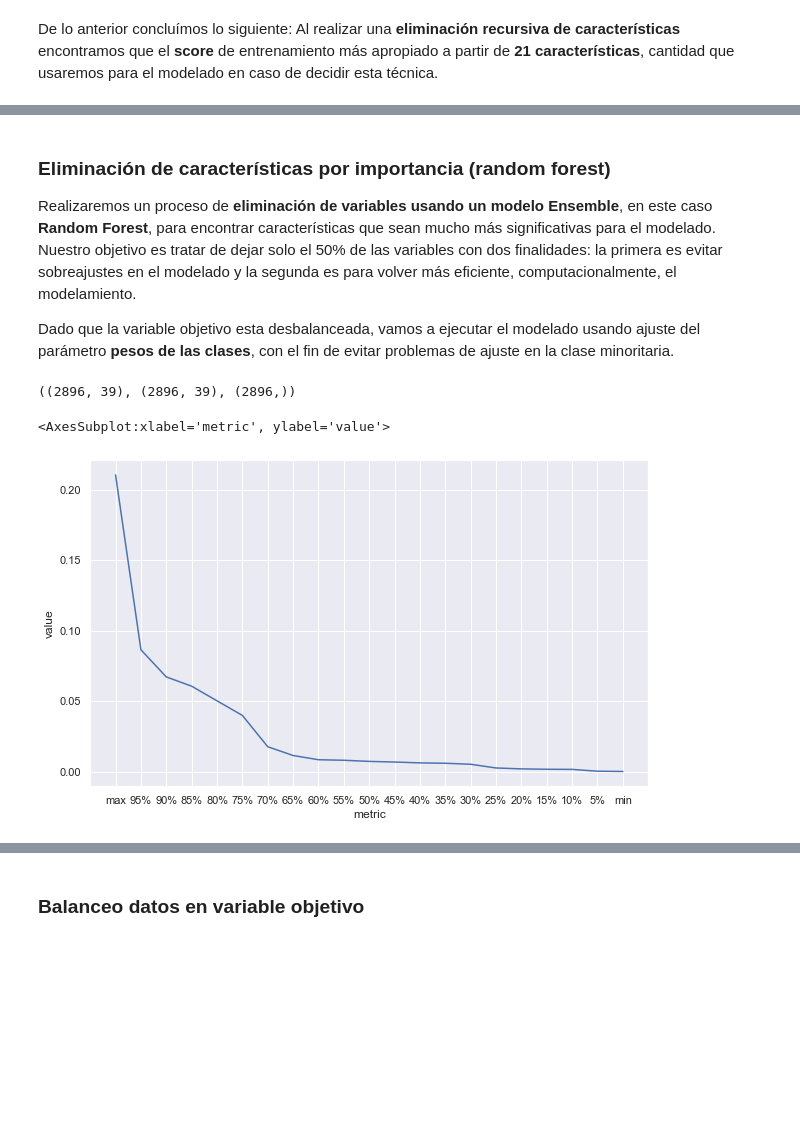
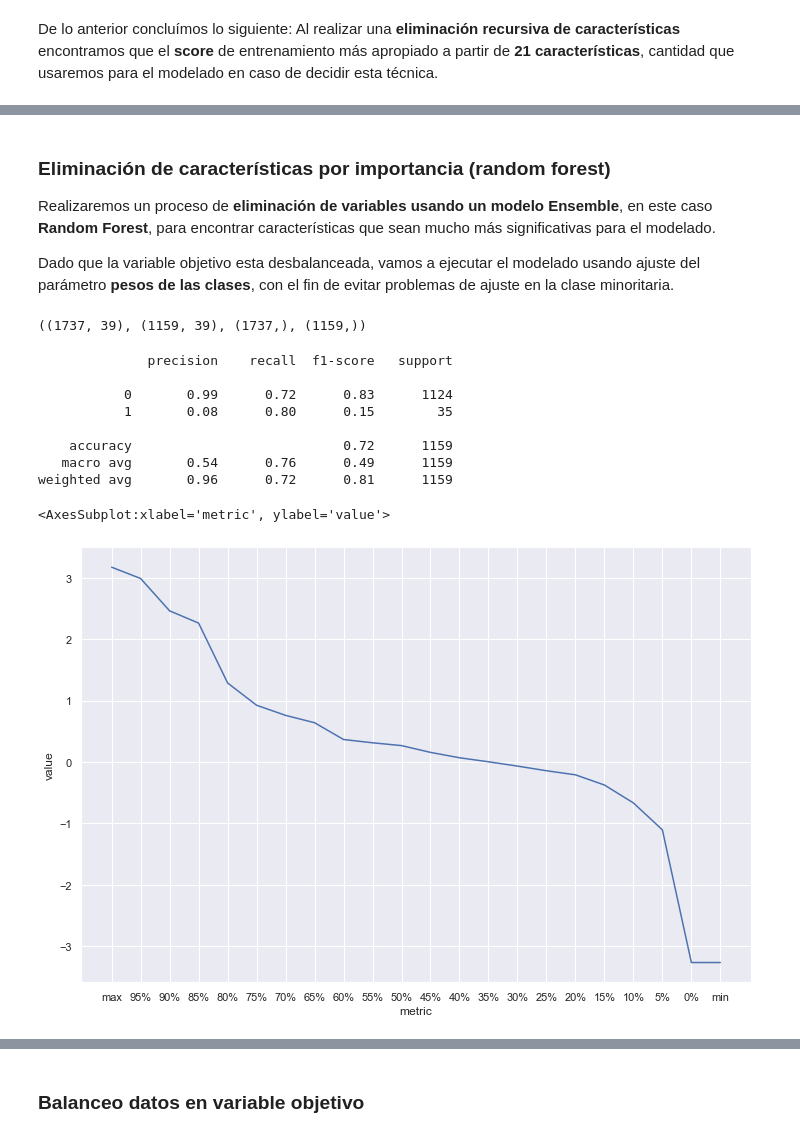
Before and after one commit to dazulu4/-qiip-technical-test, a Jupyter notebook: Parte1.ipynb, the cells around one changed output, grey strips where cells are left out. Drawn from its saved outputs; the diff is of its cells as text; code cells hidden in the pictures; blank space fills up the shorter version.

```diff
--- a/Parte1.ipynb
+++ b/Parte1.ipynb
@@ -779,7 +779,7 @@ clean_df[columns_temp].describe().transpose()
 
 Reemplazamos los valores nulos de edad por el valor de la **media**.
 # %%
-age_imputer = int(round(clean_df['edad'].mean(), 0))
+age_imputer = int(round(df['edad'].mean(), 0))
 age_imputer
 # %% [output]
 31
@@ -793,6 +793,6 @@ clean_df['edad'] = clean_df['edad'].fillna(age_imputer)
 
 Reemplazamos los valores nulos de Promedio de cantidad_cuotas por el valor de la **mediana**.
 # %%
-amount_fees_imputer = clean_df['Promedio de cantidad_cuotas'].describe()['50%']
+amount_fees_imputer = df['Promedio de cantidad_cuotas'].describe()['50%']
 amount_fees_imputer
 # %% [output]
@@ -1305,33 +1320,45 @@ print(rfe_columns)
 # %% [markdown]
 ### Eliminación de características por importancia (random forest)
 
-Realizaremos un proceso de **eliminación de variables usando un modelo Ensemble**, en este caso **Random Forest**, para encontrar características que sean mucho más significativas para el modelado. Nuestro objetivo es tratar de dejar solo el 50% de las variables con dos finalidades: la primera es evitar sobreajustes en el modelado y la segunda es para volver más eficiente, computacionalmente, el modelamiento.
+Realizaremos un proceso de **eliminación de variables usando un modelo Ensemble**, en este caso **Random Forest**, para encontrar características que sean mucho más significativas para el modelado.
 
 Dado que la variable objetivo esta desbalanceada, vamos a ejecutar el modelado usando ajuste del parámetro **pesos de las clases**, con el fin de evitar problemas de ajuste en la clase minoritaria.
-# %%
-feature_percentiles = np.arange(0, 1, 0.05)[1:]
-
-X, y = select2_df[features_columns], target
-X_scaled = pd.DataFrame(MinMaxScaler().fit_transform(X), columns=X.columns)
-
-X.shape, X_scaled.shape, y.shape
-# %% [output]
-((2896, 39), (2896, 39), (2896,))
+# %%
+feature_percentiles = np.arange(0, 1, 0.05)
+
+X, y = select2_df[features_columns], target
+X_scaled = pd.DataFrame(MinMaxScaler().fit_transform(X), columns=X.columns)
+
+# Hacemos un split datos de entrenamiento y pruebas
+X_train, X_test, y_train, y_test = train_test_split(X_scaled, y, train_size=0.6)
+
+X_train.shape, X_test.shape, y_train.shape, y_test.shape
+# %% [output]
+((1737, 39), (1159, 39), (1737,), (1159,))
 # %%
-model_ = RandomForestClassifier(random_state=0, class_weight='balanced')
-model_.fit(X_scaled, y)
+model_rf = LogisticRegression(random_state=0, class_weight='balanced')
+model_rf.fit(X_train, y_train)
+print(classification_report(y_test, model_rf.predict(X_test)))
 
-feature_names = np.array(X.columns)
-feature_importances = pd.Series(model_.feature_importances_)
+feature_names = np.array(X_train.columns)
+feature_importances = pd.Series(model_rf.coef_[0])
 
 # Calculamos más percentiles para apreciar mejor los cambios entre ellos
 feature_imp_report = pd.DataFrame(feature_importances.describe(percentiles=feature_percentiles)).reset_index()[3:]
 feature_imp_report.columns = ['metric', 'value']
 feature_imp_report = feature_imp_report.sort_values('value', ascending=False)
 
-f, ax = plt.subplots(figsize=(10, 6))
+f, ax = plt.subplots(figsize=(12, 8))
 sns.lineplot(data=feature_imp_report, x='metric', y='value', ax=ax)
 # %% [output]
-<AxesSubplot:xlabel='metric', ylabel='value'>
+              precision    recall  f1-score   support
+
+           0       0.99      0.72      0.83      1124
+           1       0.08      0.80      0.15        35
+
+    accuracy                           0.72      1159
+   macro avg       0.54      0.76      0.49      1159
+weighted avg       0.96      0.72      0.81      1159
+<AxesSubplot:xlabel='metric', ylabel='value'>
-[figure, old version]
+[figure, new version]
 # %%
```
Also changed, not shown: parts of 26 cells of this notebook, 6 other files.
